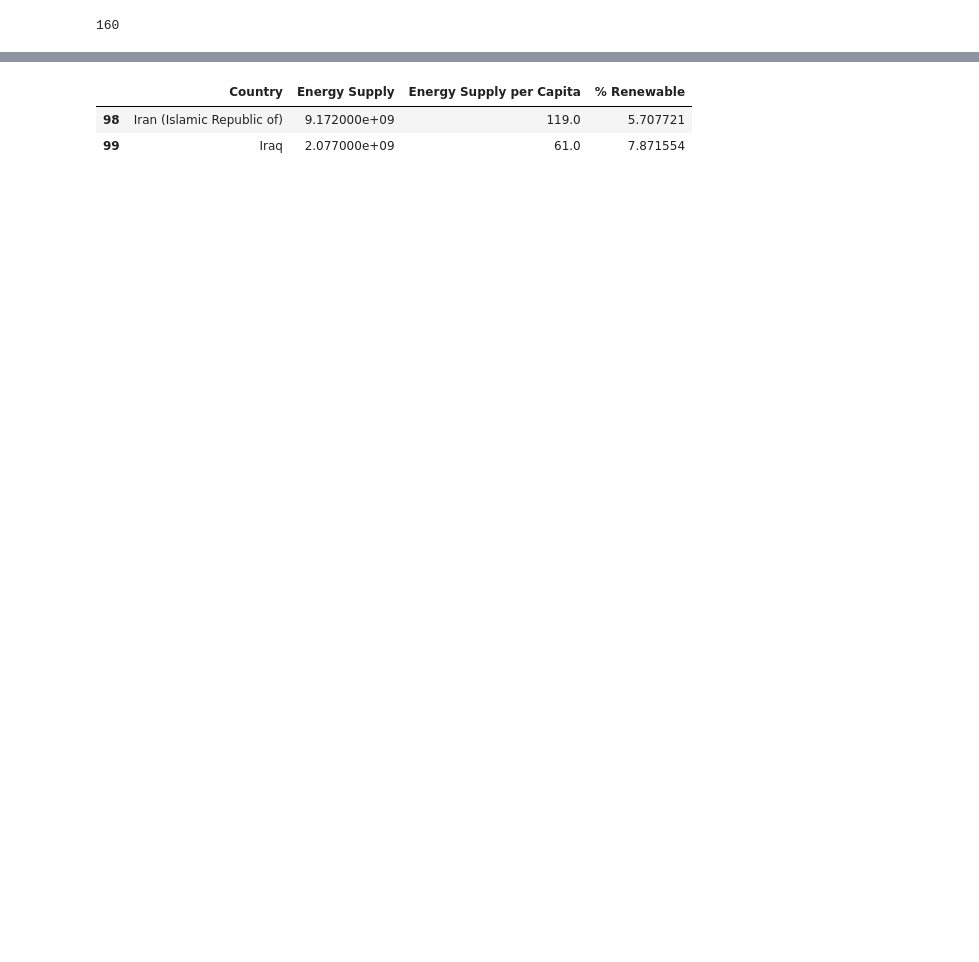
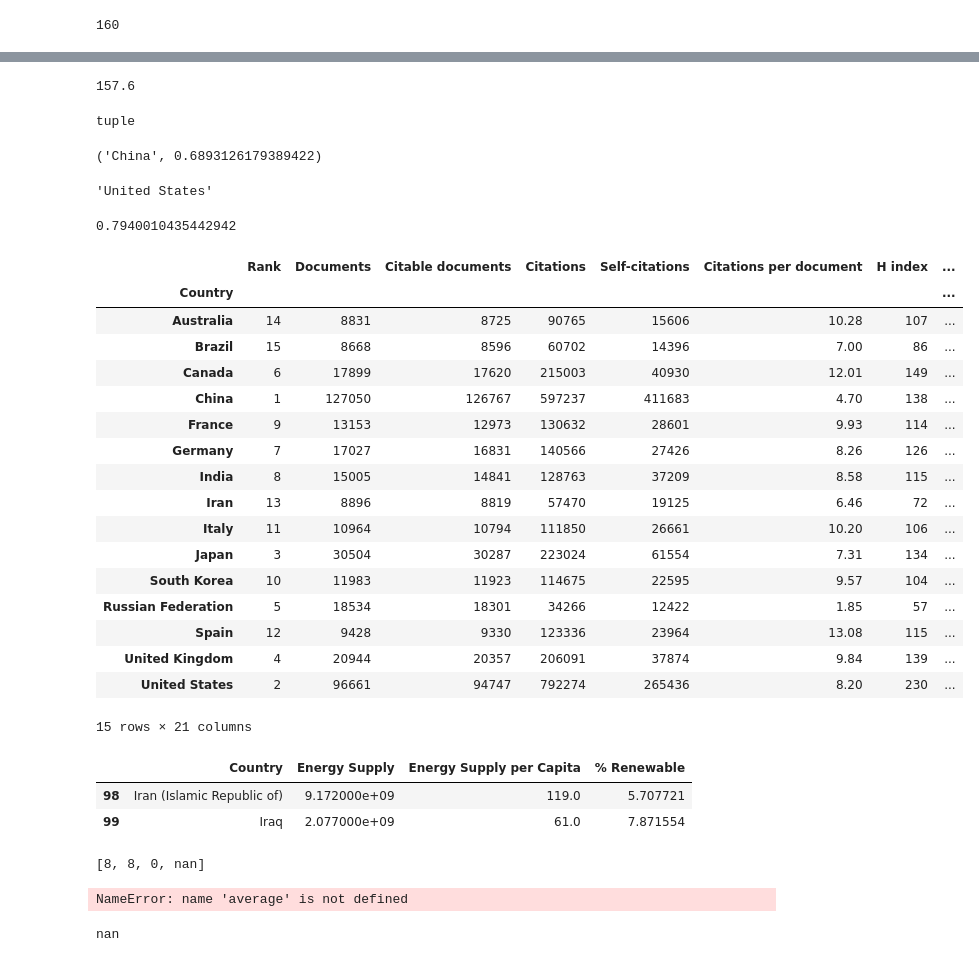
Before and after one commit to johnnyjw/mich-python-data-sci, a Jupyter notebook: ass3_working.ipynb, the cells around one changed output, grey strips where cells are left out. Cells and saved outputs as stored; diff of their text form; code cells hidden in the pictures; blank space fills up the shorter version.

```diff
--- a/ass3_working.ipynb
+++ b/ass3_working.ipynb
@@ -227,3 +169,71 @@ merged_df
+# %%
+answer_five()
+# %% [output]
+157.6
+# %%
+def answer_six():
+    Top15 = answer_one()
+    Top15.sort_values('% Renewable', ascending=False, inplace=True)
+    return (Top15.index[0], Top15['% Renewable'].iloc[0])
+# %% [output]
+tuple
+# %%
+def answer_seven():
+    Top15 = answer_one()
+    Top15['ratio'] = Top15['Self-citations'] / Top15['Citations']
+    Top15.sort_values('ratio', ascending=False, inplace=True)
+    return (Top15.index[0], Top15['ratio'].iloc[0])
+
+answer_seven()
+# %% [output]
+('China', 0.6893126179389422)
+# %%
+def answer_eight():
+    Top15 = answer_one()
+    Top15['Est pop'] = Top15['Energy Supply'] / Top15['Energy Supply per Capita']
+    Top15.sort_values('Est pop', ascending=False, inplace=True)
+    return Top15.index[2]
+
+answer_eight()
+# %% [output]
+'United States'
+# %%
+def answer_nine():
+    Top15 = answer_one()
+    Top15['PopEst'] = Top15['Energy Supply'] / Top15['Energy Supply per Capita']
+    Top15['Citable docs per Capita'] = Top15['Citable documents'] / Top15['PopEst']
+    return Top15['Citable docs per Capita'].corr(Top15['Energy Supply per Capita'])
+
+answer_nine()
+# %% [output]
+0.7940010435442942
+# %%
+def answer_ten():
+    Top15 = answer_one()
+    Top15['med_renew'] = np.median(Top15['% Renewable'])
+
+    return Top15
+
+answer_ten()
+# %% [output]
+|  | Rank | Documents | Citable documents | Citations | Self-citations | Citations per document | H index | ... |
+| Country |  |  |  |  |  |  |  | ... |
+| Australia | 14 | 8831 | 8725 | 90765 | 15606 | 10.28 | 107 | ... |
+| Brazil | 15 | 8668 | 8596 | 60702 | 14396 | 7.00 | 86 | ... |
+| Canada | 6 | 17899 | 17620 | 215003 | 40930 | 12.01 | 149 | ... |
+| China | 1 | 127050 | 126767 | 597237 | 411683 | 4.70 | 138 | ... |
+| France | 9 | 13153 | 12973 | 130632 | 28601 | 9.93 | 114 | ... |
+| Germany | 7 | 17027 | 16831 | 140566 | 27426 | 8.26 | 126 | ... |
+| India | 8 | 15005 | 14841 | 128763 | 37209 | 8.58 | 115 | ... |
+| Iran | 13 | 8896 | 8819 | 57470 | 19125 | 6.46 | 72 | ... |
+| Italy | 11 | 10964 | 10794 | 111850 | 26661 | 10.20 | 106 | ... |
+| Japan | 3 | 30504 | 30287 | 223024 | 61554 | 7.31 | 134 | ... |
+| South Korea | 10 | 11983 | 11923 | 114675 | 22595 | 9.57 | 104 | ... |
+| Russian Federation | 5 | 18534 | 18301 | 34266 | 12422 | 1.85 | 57 | ... |
+| Spain | 12 | 9428 | 9330 | 123336 | 23964 | 13.08 | 115 | ... |
+| United Kingdom | 4 | 20944 | 20357 | 206091 | 37874 | 9.84 | 139 | ... |
+| United States | 2 | 96661 | 94747 | 792274 | 265436 | 8.20 | 230 | ... |
+15 rows × 21 columns
 # %%
 energy[energy['Country'].str.contains('Ira')]
 # %% [output]
@@ -232,0 +245,12 @@ energy[energy['Country'].str.contains('Ira')]
+# %%
+goulet
+# %% [output]
+[8, 8, 0, nan]
+# %%
+average(goulet)
+# %% [output]
+NameError: name 'average' is not defined
+# %%
+np.average(goulet)
+# %% [output]
+nan
```
Also changed, not shown: parts of 22 cells of this notebook.
